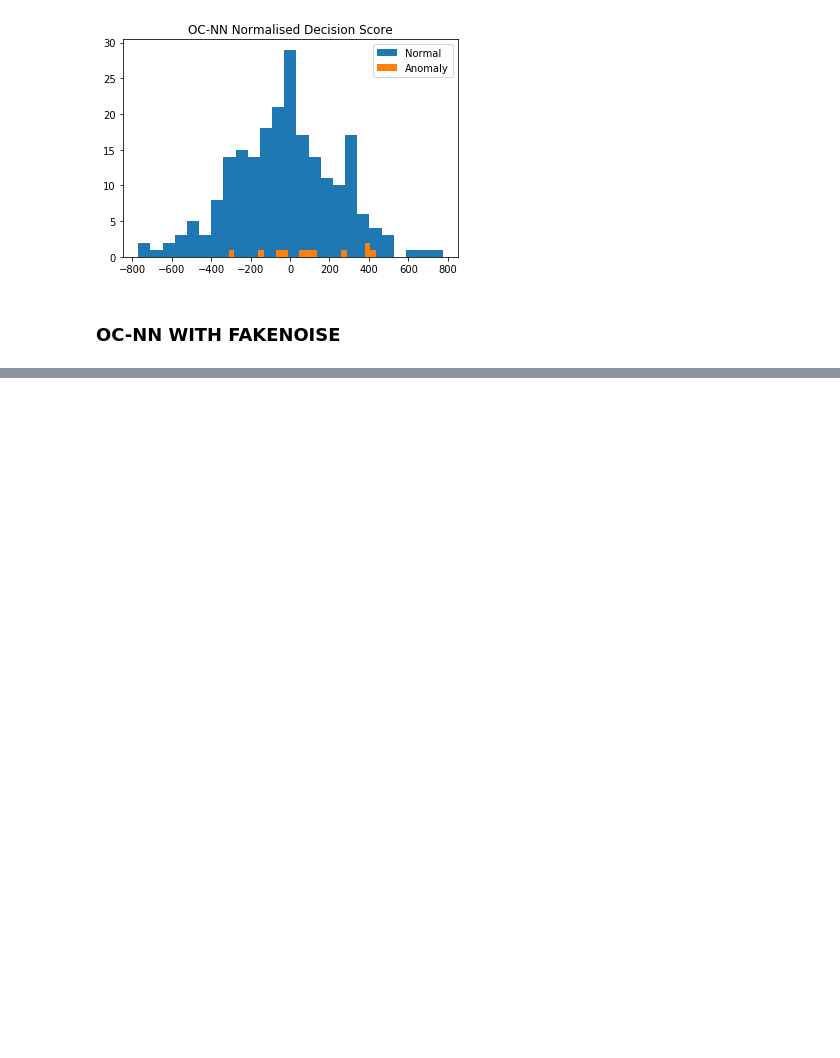
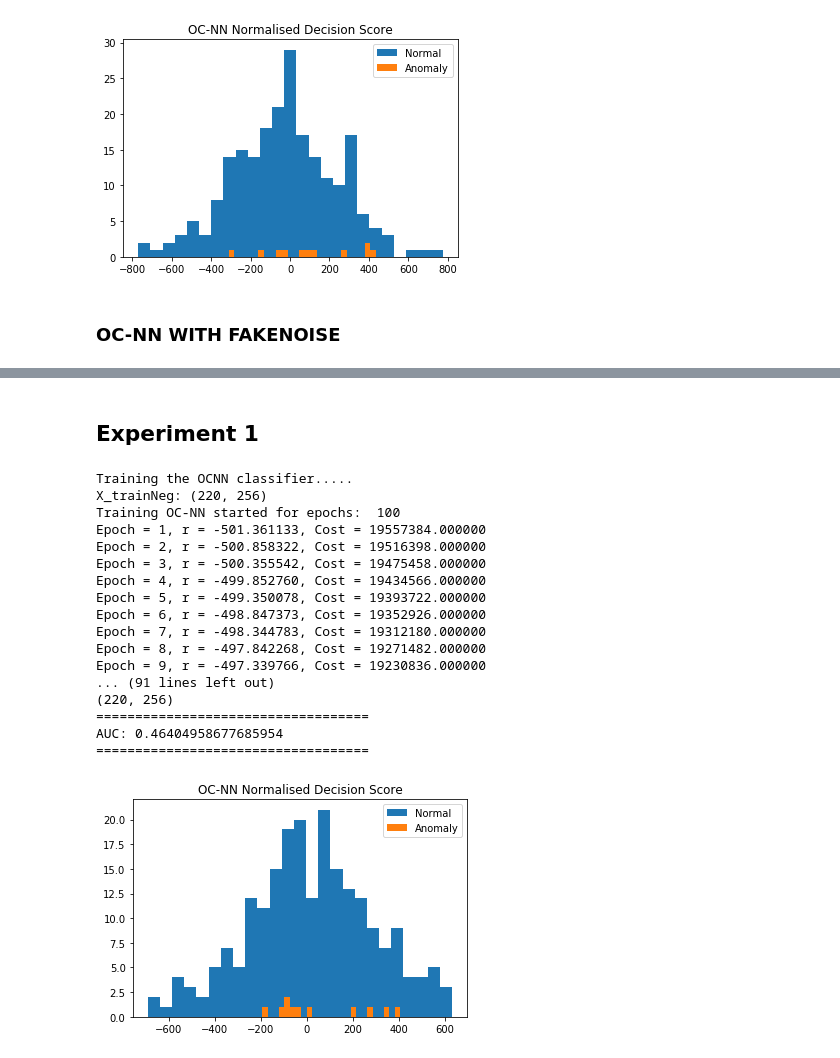
Before and after one commit to raghavchalapathy/one_class_neural_networks, a Jupyter notebook: notebooks/experiment1.ipynb, the cells around one changed output, grey strips where cells are left out. Drawn from its saved outputs; the diff is of its cells as text; code cells hidden in the pictures; blank space fills up the shorter version.

```diff
--- a/notebooks/experiment1.ipynb
+++ b/notebooks/experiment1.ipynb
@@ -171,0 +179,41 @@ Epoch = 48, r = -477.874214, Cost = 17007068.000000
+# %% [markdown]
+## Experiment 1
+# %%
+## Fake Noise data to be generated which will be added to the training set before training
+X_Neg,X_NegLabel = createData.get_FAKE_Noise_TrainingData(X_Pos)
+
+
+##create the classifier
+## Instantiate the object and call the function
+from src.models.ocnnFakeNoise import OCNNFakeNoiseNN
+ocnn = OCNNFakeNoiseNN()
+
+nu= 0.04
+activation = 'sigmoid'
+epochs = 100
+ocnn.fit(X_Pos,X_Neg,nu,activation,epochs)
+print(X_Neg.shape)
+## Testing the OC-NN with Fake Noise
+res = ocnn.score(Xtest_Pos,Xtest_Neg)
+print("="*35)
+print("AUC:",res)
+print("="*35)
+# %% [output]
+Training the OCNN classifier.....
+X_trainNeg: (220, 256)
+Training OC-NN started for epochs:  100
+Epoch = 1, r = -501.361133, Cost = 19557384.000000
+Epoch = 2, r = -500.858322, Cost = 19516398.000000
+Epoch = 3, r = -500.355542, Cost = 19475458.000000
+Epoch = 4, r = -499.852760, Cost = 19434566.000000
+Epoch = 5, r = -499.350078, Cost = 19393722.000000
+Epoch = 6, r = -498.847373, Cost = 19352926.000000
+Epoch = 7, r = -498.344783, Cost = 19312180.000000
+Epoch = 8, r = -497.842268, Cost = 19271482.000000
+Epoch = 9, r = -497.339766, Cost = 19230836.000000
+... (91 lines left out)
+(220, 256)
+===================================
+AUC: 0.46404958677685954
+===================================
+[figure, added]
```
Also changed, not shown: parts of 4 cells of this notebook, 2 other files.
